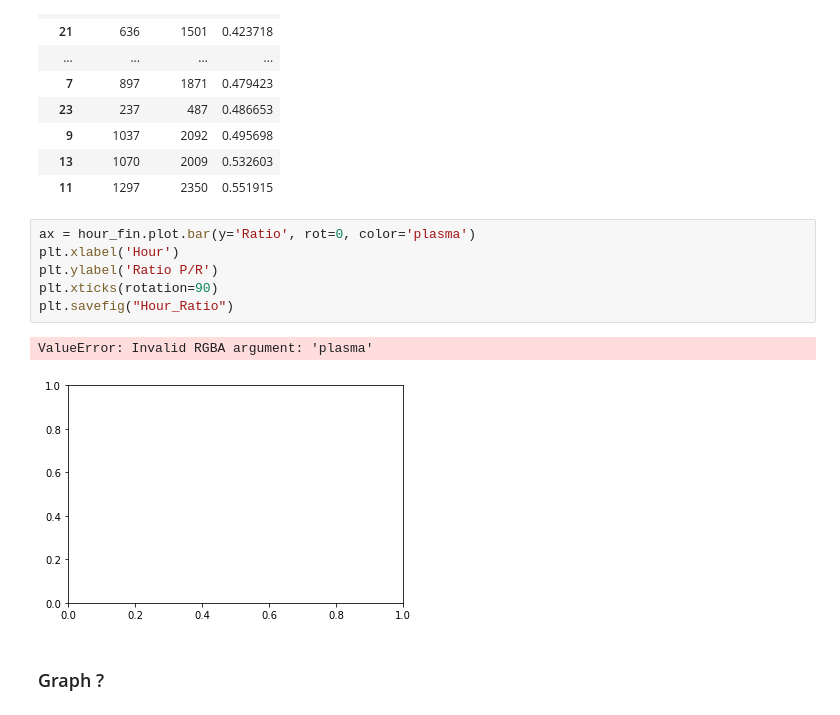
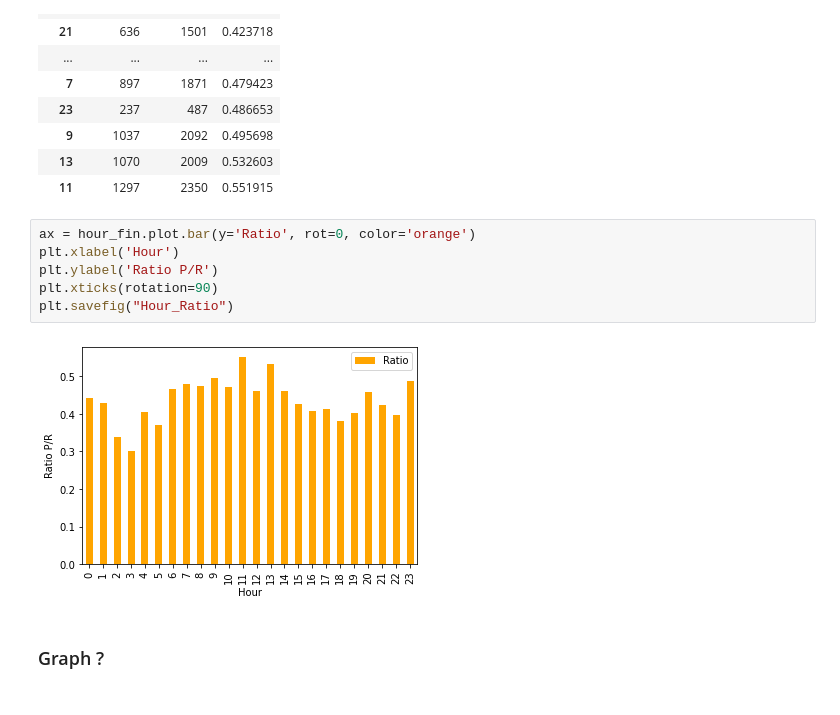
Before and after one commit to Johnny-Foreigner/predicting_purchases, a Jupyter notebook: data_exploration/eda_index.ipynb, the cells around one changed output. Drawn from its saved outputs; the diff is of its cells as text.

Commit message:
Final Visuals for first presentation

```diff
--- a/data_exploration/eda_index.ipynb
+++ b/data_exploration/eda_index.ipynb
@@ -824,14 +824,13 @@ hour_fin.sort_values(by="Ratio")
 | 13 | 1070 | 2009 | 0.532603 |
 | 11 | 1297 | 2350 | 0.551915 |
 # %%
-ax = hour_fin.plot.bar(y='Ratio', rot=0, color='plasma')
+ax = hour_fin.plot.bar(y='Ratio', rot=0, color='orange')
 plt.xlabel('Hour')
 plt.ylabel('Ratio P/R')
 plt.xticks(rotation=90)
 plt.savefig("Hour_Ratio")
 # %% [output]
-ValueError: Invalid RGBA argument: 'plasma'
-[figure, old version]
+[figure, new version]
 # %% [markdown]
 ### Graph ?
 # %%
```
Also changed, not shown: parts of 10 cells of this notebook, 3 other files.
